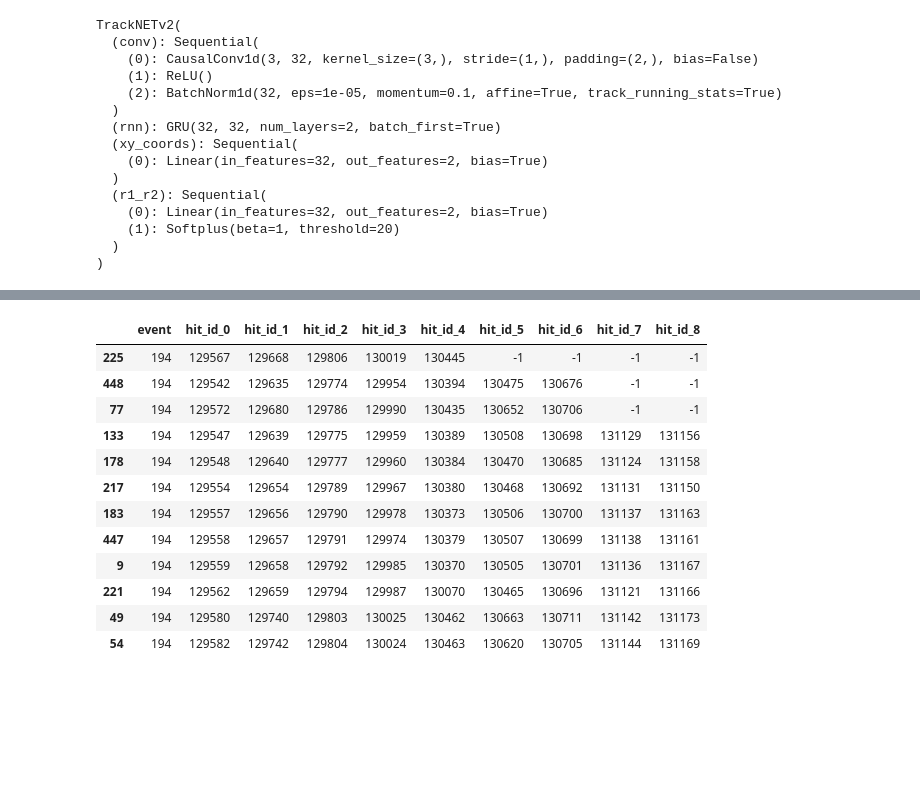
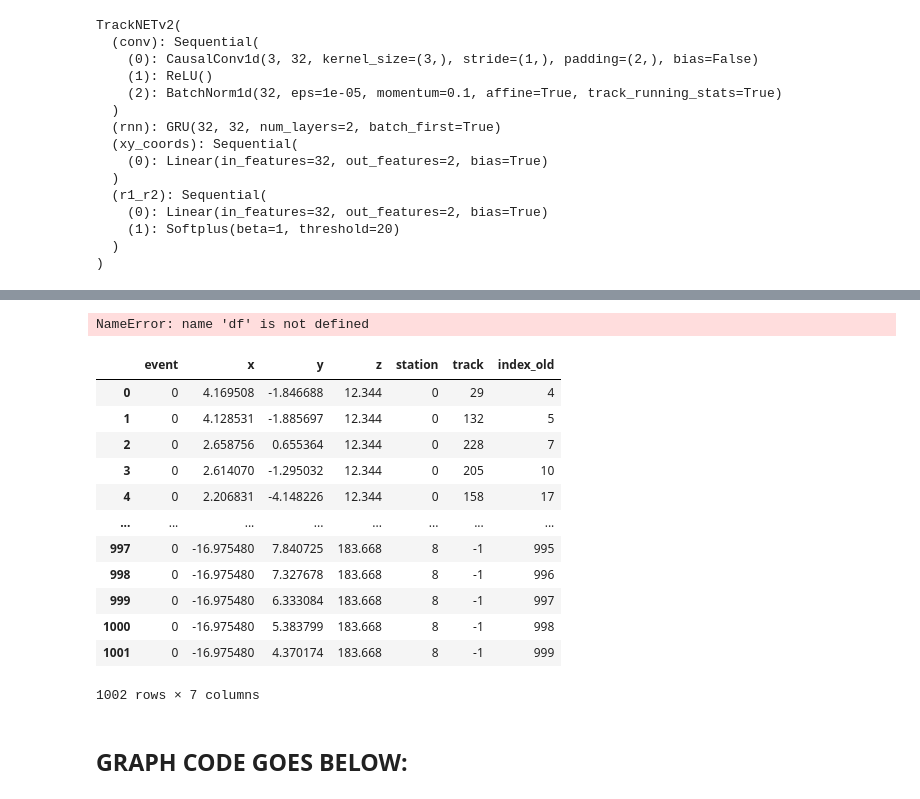
Before and after one commit to t3hseus/ariadne, a Jupyter notebook: notebooks/tracknet_preds_analyze_cut.ipynb, the cells around one changed output, grey strips where cells are left out. Drawn from its saved outputs; the diff is of its cells as text; code cells hidden in the pictures; blank space fills up the shorter version.

```diff
--- a/notebooks/tracknet_preds_analyze_cut.ipynb
+++ b/notebooks/tracknet_preds_analyze_cut.ipynb
@@ -587,20 +594,26 @@ def build_df(preds, labels, event_df):
         track_ids.append(event_df[event_df.track != -1].track[tmp])
     return new_df.loc[track_ids]
 # %%
-one_event = df[df.event == 194]
+one_event = df[df.event == 0]
 preds, ellipses, labels, event_df = process_one_event(one_event)
 build_df(preds, labels, event_df)
 # %% [output]
-|  | event | hit_id_0 | hit_id_1 | hit_id_2 | hit_id_3 | hit_id_4 | hit_id_5 | hit_id_6 | hit_id_7 | hit_id_8 |
-| 225 | 194 | 129567 | 129668 | 129806 | 130019 | 130445 | -1 | -1 | -1 | -1 |
-| 448 | 194 | 129542 | 129635 | 129774 | 129954 | 130394 | 130475 | 130676 | -1 | -1 |
-| 77 | 194 | 129572 | 129680 | 129786 | 129990 | 130435 | 130652 | 130706 | -1 | -1 |
-| 133 | 194 | 129547 | 129639 | 129775 | 129959 | 130389 | 130508 | 130698 | 131129 | 131156 |
-| 178 | 194 | 129548 | 129640 | 129777 | 129960 | 130384 | 130470 | 130685 | 131124 | 131158 |
-| 217 | 194 | 129554 | 129654 | 129789 | 129967 | 130380 | 130468 | 130692 | 131131 | 131150 |
-| 183 | 194 | 129557 | 129656 | 129790 | 129978 | 130373 | 130506 | 130700 | 131137 | 131163 |
-| 447 | 194 | 129558 | 129657 | 129791 | 129974 | 130379 | 130507 | 130699 | 131138 | 131161 |
-| 9 | 194 | 129559 | 129658 | 129792 | 129985 | 130370 | 130505 | 130701 | 131136 | 131167 |
-| 221 | 194 | 129562 | 129659 | 129794 | 129987 | 130070 | 130465 | 130696 | 131121 | 131166 |
-| 49 | 194 | 129580 | 129740 | 129803 | 130025 | 130462 | 130663 | 130711 | 131142 | 131173 |
-| 54 | 194 | 129582 | 129742 | 129804 | 130024 | 130463 | 130620 | 130705 | 131144 | 131169 |
+NameError: name 'df' is not defined
+# %%
+event_df
+# %% [output]
+|  | event | x | y | z | station | track | index_old |
+| 0 | 0 | 4.169508 | -1.846688 | 12.344 | 0 | 29 | 4 |
+| 1 | 0 | 4.128531 | -1.885697 | 12.344 | 0 | 132 | 5 |
+| 2 | 0 | 2.658756 | 0.655364 | 12.344 | 0 | 228 | 7 |
+| 3 | 0 | 2.614070 | -1.295032 | 12.344 | 0 | 205 | 10 |
+| 4 | 0 | 2.206831 | -4.148226 | 12.344 | 0 | 158 | 17 |
+| ... | ... | ... | ... | ... | ... | ... | ... |
+| 997 | 0 | -16.975480 | 7.840725 | 183.668 | 8 | -1 | 995 |
+| 998 | 0 | -16.975480 | 7.327678 | 183.668 | 8 | -1 | 996 |
+| 999 | 0 | -16.975480 | 6.333084 | 183.668 | 8 | -1 | 997 |
+| 1000 | 0 | -16.975480 | 5.383799 | 183.668 | 8 | -1 | 998 |
+| 1001 | 0 | -16.975480 | 4.370174 | 183.668 | 8 | -1 | 999 |
+1002 rows × 7 columns
+# %% [markdown]
+## GRAPH CODE GOES BELOW:
```
Also changed, not shown: parts of 19 cells of this notebook.
